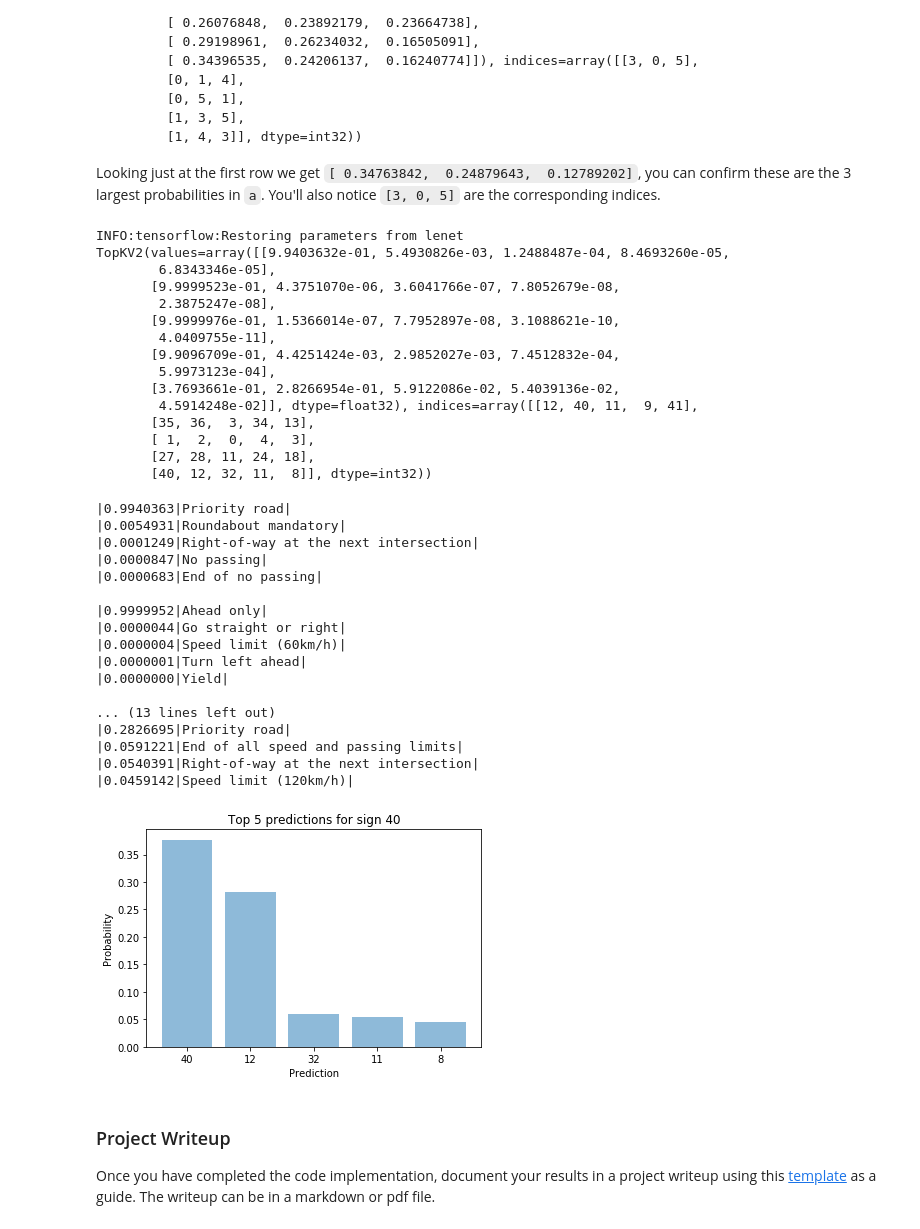
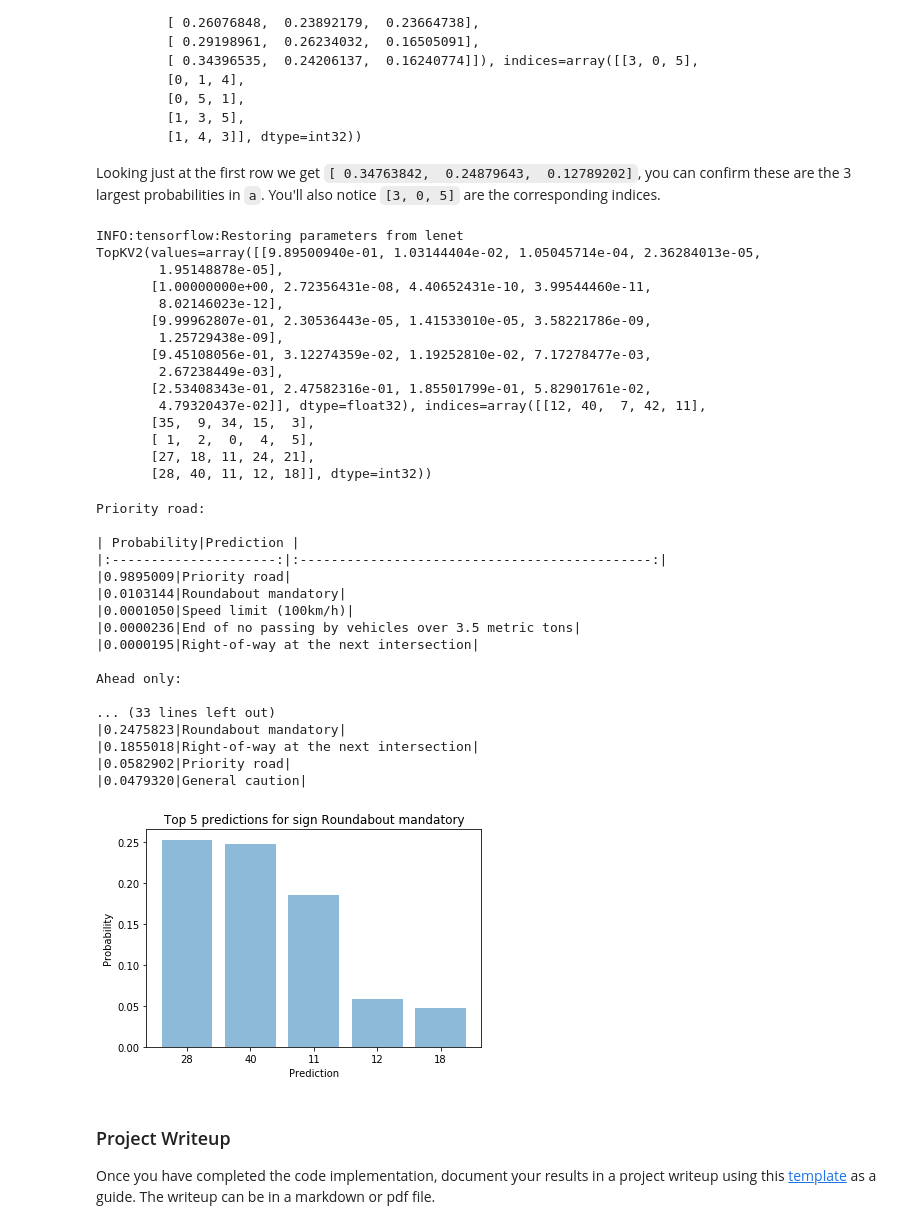
Before and after one commit to amoi9/traffic-signs-classifier, a Jupyter notebook: Traffic_Sign_Classifier.ipynb, the cells around one changed output. Cells and saved outputs as stored; diff of their text form; code cells hidden in the pictures.

```diff
--- a/Traffic_Sign_Classifier.ipynb
+++ b/Traffic_Sign_Classifier.ipynb
@@ -190,7 +189,7 @@ plt.imshow(image)
 ### Feel free to use as many code cells as needed.
 import tensorflow as tf
 
-EPOCHS = 16
+EPOCHS = 12
 BATCH_SIZE = 32 #128
 # %%
 from tensorflow.contrib.layers import flatten
@@ -252,7 +251,7 @@ def LeNet(x):
     fc3_b = tf.Variable(tf.zeros(43))
     logits = tf.matmul(fc2, fc3_W) + fc3_b
 
-    return logits, conv2
+    return logits, conv2, fc1, fc2
 # %%
 x = tf.placeholder(tf.float32, (None, 32, 32, 1))
 y = tf.placeholder(tf.int32, (None))
@@ -271,7 +270,7 @@ sets imply underfitting. A high accuracy on the training set but low accuracy on
 ### Feel free to use as many code cells as needed.
 rate = 0.001
 
-logits, conv2 = LeNet(x)
+logits, conv2, fc1, fc2 = LeNet(x)
 cross_entropy = tf.nn.softmax_cross_entropy_with_logits(labels=one_hot_y, logits=logits)
 loss_operation = tf.reduce_mean(cross_entropy)
 optimizer = tf.train.AdamOptimizer(learning_rate = rate)
@@ -478,56 +477,60 @@ with tf.Session() as sess:
     print(top_k_output)
 # %% [output]
 INFO:tensorflow:Restoring parameters from lenet
-TopKV2(values=array([[9.9403632e-01, 5.4930826e-03, 1.2488487e-04, 8.4693260e-05,
-        6.8343346e-05],
-       [9.9999523e-01, 4.3751070e-06, 3.6041766e-07, 7.8052679e-08,
-        2.3875247e-08],
-       [9.9999976e-01, 1.5366014e-07, 7.7952897e-08, 3.1088621e-10,
-        4.0409755e-11],
-       [9.9096709e-01, 4.4251424e-03, 2.9852027e-03, 7.4512832e-04,
-        5.9973123e-04],
-       [3.7693661e-01, 2.8266954e-01, 5.9122086e-02, 5.4039136e-02,
-        4.5914248e-02]], dtype=float32), indices=array([[12, 40, 11,  9, 41],
-       [35, 36,  3, 34, 13],
-       [ 1,  2,  0,  4,  3],
-       [27, 28, 11, 24, 18],
-       [40, 12, 32, 11,  8]], dtype=int32))
+TopKV2(values=array([[9.89500940e-01, 1.03144404e-02, 1.05045714e-04, 2.36284013e-05,
+        1.95148878e-05],
+       [1.00000000e+00, 2.72356431e-08, 4.40652431e-10, 3.99544460e-11,
+        8.02146023e-12],
+       [9.99962807e-01, 2.30536443e-05, 1.41533010e-05, 3.58221786e-09,
+        1.25729438e-09],
+       [9.45108056e-01, 3.12274359e-02, 1.19252810e-02, 7.17278477e-03,
+        2.67238449e-03],
+       [2.53408343e-01, 2.47582316e-01, 1.85501799e-01, 5.82901761e-02,
+        4.79320437e-02]], dtype=float32), indices=array([[12, 40,  7, 42, 11],
+       [35,  9, 34, 15,  3],
+       [ 1,  2,  0,  4,  5],
+       [27, 18, 11, 24, 21],
+       [28, 40, 11, 12, 18]], dtype=int32))
 # %%
 for i in range(0, 5):
     print()
+    print('{}:'.format(sign_names_map[str(ys[i])]))
+    print()
+    print("| Probability|Prediction | ")
+    print('|:---------------------:|:---------------------------------------------:|')
     for idx, prob in enumerate(top_k_output.values[i]):
         print('|{:.7f}|{}|'.format(prob, sign_names_map[str(top_k_output.indices[i][idx])]))
 
 
 y_pos = np.arange(5)
 
 plt.ylabel('Probability')
 plt.xlabel('Prediction')
-plt.title('Top 5 predictions for sign 40')
+plt.title('Top 5 predictions for sign Roundabout mandatory')
 
 plt.bar(y_pos, top_k_output.values[4], align='center', alpha=0.5)
 plt.xticks(y_pos, top_k_output.indices[4])
 
 plt.show()
 # %% [output]
-|0.9940363|Priority road|
-|0.0054931|Roundabout mandatory|
-|0.0001249|Right-of-way at the next intersection|
-|0.0000847|No passing|
-|0.0000683|End of no passing|
+Priority road:
 
-|0.9999952|Ahead only|
-|0.0000044|Go straight or right|
-|0.0000004|Speed limit (60km/h)|
-|0.0000001|Turn left ahead|
-|0.0000000|Yield|
+| Probability|Prediction |
+|:---------------------:|:---------------------------------------------:|
+|0.9895009|Priority road|
+|0.0103144|Roundabout mandatory|
+|0.0001050|Speed limit (100km/h)|
+|0.0000236|End of no passing by vehicles over 3.5 metric tons|
+|0.0000195|Right-of-way at the next intersection|
 
-... (13 lines left out)
-|0.2826695|Priority road|
-|0.0591221|End of all speed and passing limits|
-|0.0540391|Right-of-way at the next intersection|
-|0.0459142|Speed limit (120km/h)|
+Ahead only:
+
+... (33 lines left out)
+|0.2475823|Roundabout mandatory|
+|0.1855018|Right-of-way at the next intersection|
+|0.0582902|Priority road|
+|0.0479320|General caution|
-[figure, old version]
+[figure, new version]
 # %% [markdown]
 ### Project Writeup
 
```
Also changed, not shown: parts of 7 cells of this notebook, 3 other files.
